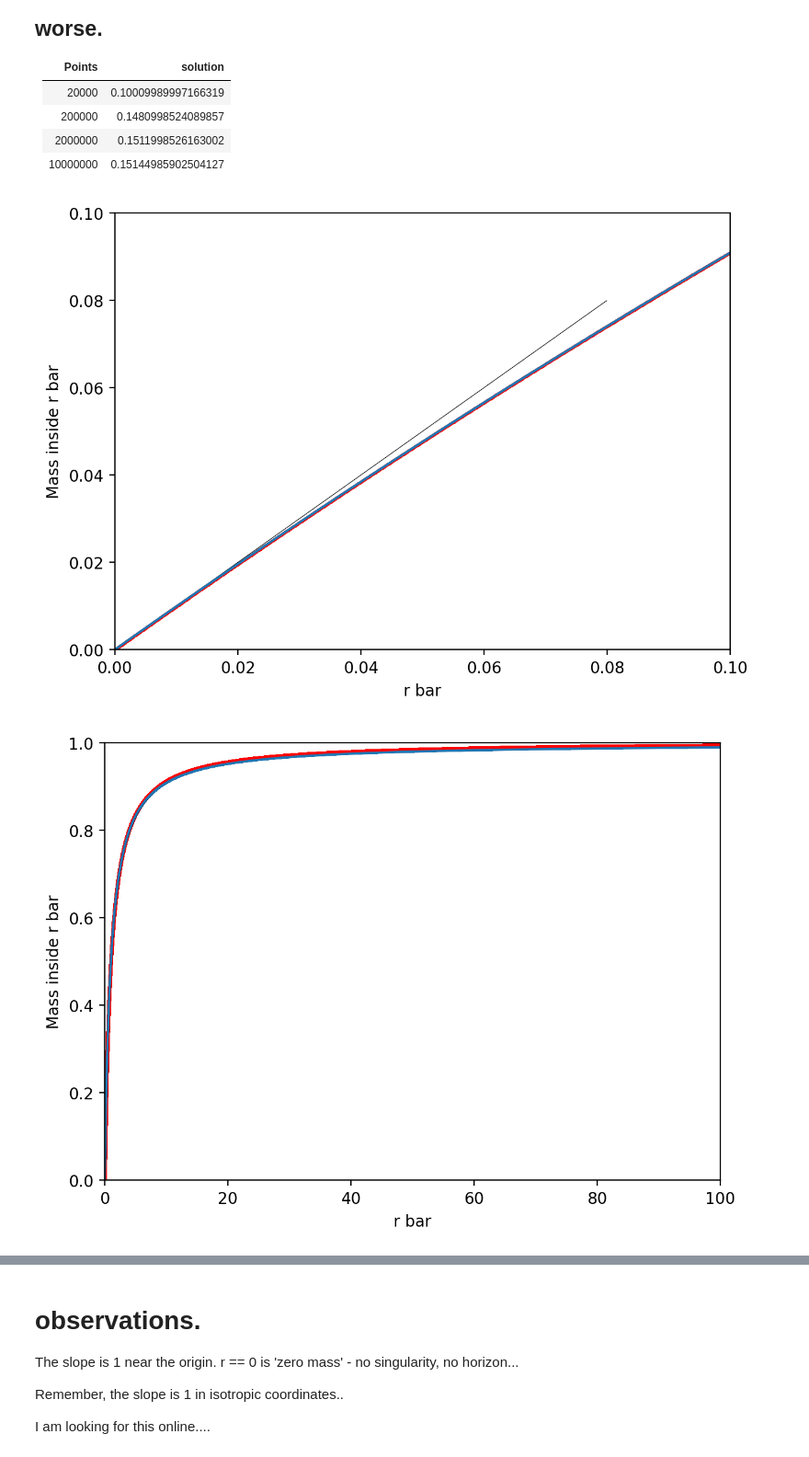
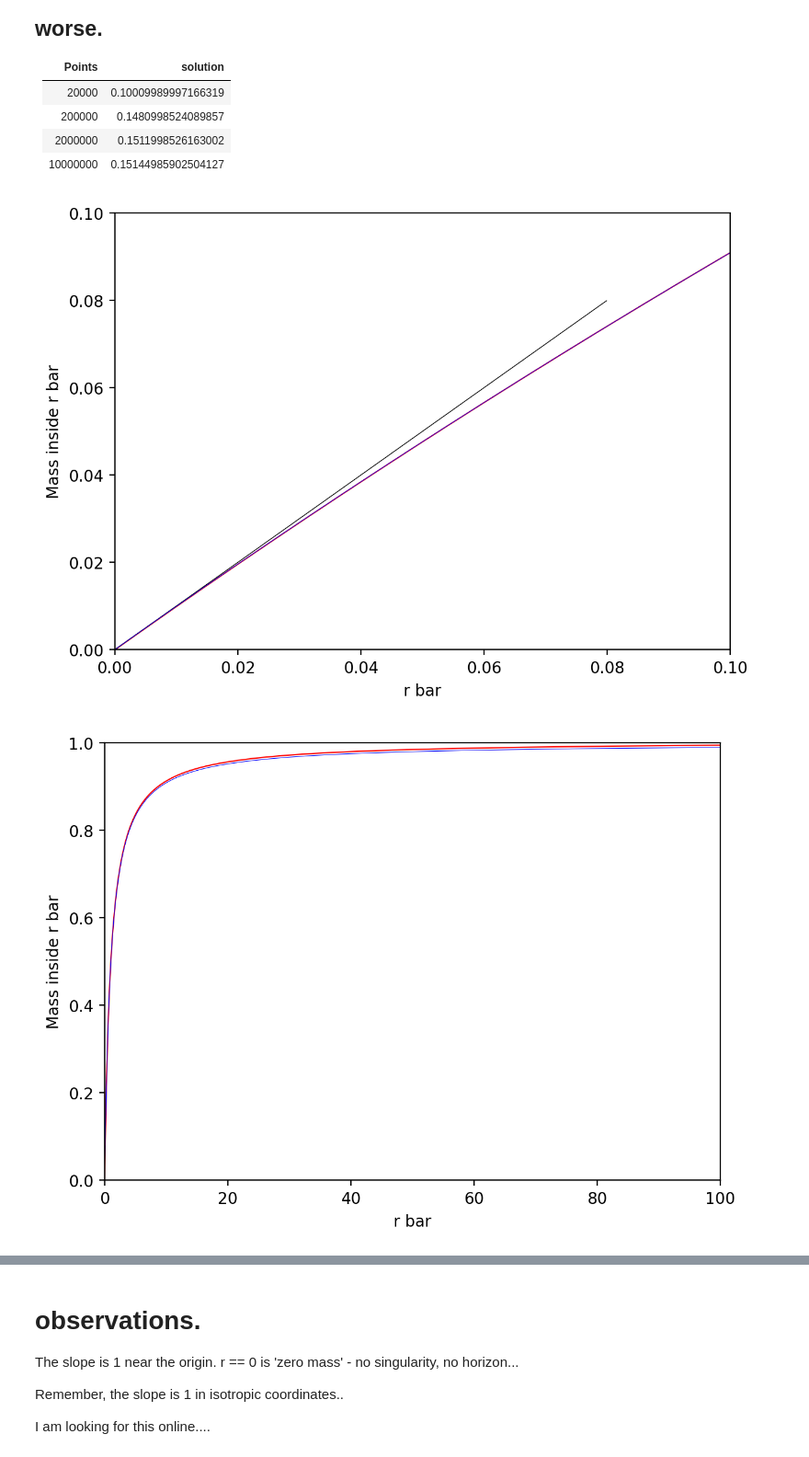
Before and after one commit to tomandersen/rzero, a Jupyter notebook: jupyter/GravitationalEnergy.ipynb, the cells around one changed output, grey strips where cells are left out. Shown at 92% size. Saved outputs shown, nothing was run; the diff lists cells and outputs as text; code cells hidden in the pictures.

Commit message:
better lines, etc

```diff
--- a/jupyter/GravitationalEnergy.ipynb
+++ b/jupyter/GravitationalEnergy.ipynb
@@ -29,7 +29,7 @@ so i looked for rbar is at 1.15*Mass in isotropic coordinates. Note how the conv
 | 2000000    | 0.1511998526163002    |
 | 10000000    | 0.15144985902504127    |
 # %%
-numPoints = 2000000
+numPoints = 1000000
 outerR = 200.0
 innerR = 0.0001
 
@@ -67,35 +67,35 @@ for count in range(numPoints):
 
 #define my plot
 def my_plot(rBars, massInside, fits):
     fig = plt.figure(figsize=(7, 5), dpi=200)
-    plt.plot(rBars, massInside, marker=".", markersize=2, color='red')
+    plt.plot(rBars, massInside, marker="none", color='red', lw=0.8)
     plt.xlabel('r bar');
     plt.ylabel('Mass inside r bar');
     #plt.vlines(horizonR, ymin=0, ymax=1)
 
     # Takes list of lines, where each line is a sequence of coordinates
     l1 = [(0, 0), (0.08, 0.08)]
-    lc = matplotlib.collections.LineCollection([l1], color=["k"], lw=0.4)
+    lc = matplotlib.collections.LineCollection([l1], color=["k"], lw=0.5)
 
     plt.gca().add_collection(lc)
 
-    plt.plot(rBars,fits, marker=".", markersize=0.01)
+    plt.plot(rBars,fits, marker="none", color='blue', lw=0.4)
 
 
 # # origin zoom - also see slope == 1
 my_plot(rBars, massInside, fits)
 plt.axis((0, 0.1, 0.0, 0.1));
 plt.show()
 
 # Full plot
 my_plot(rBars, massInside, fits)
 plt.axis((0, 100, 0.0, 1));
 plt.show()
 
 # Middle - shows error
 my_plot(rBars, massInside, fits)
 plt.axis((19, 20, 0.9, 1.0));
 plt.show()
 # %% [output]
-[figure, old version]
+[figure, new version]
-[figure, old version]
+[figure, new version]
```
Also changed, not shown: parts of 1 cell of this notebook.
